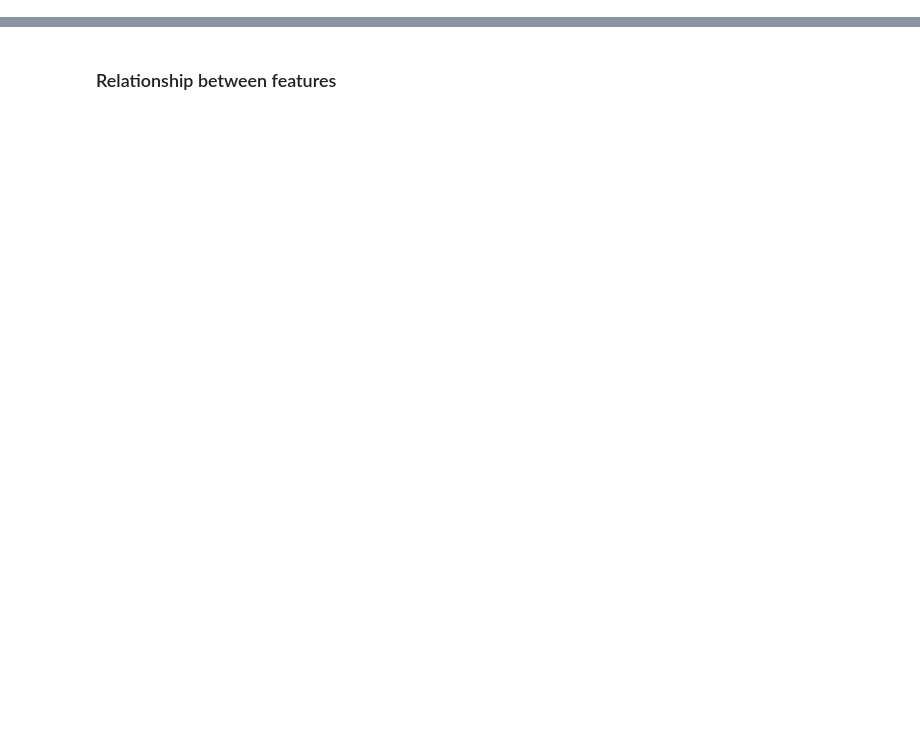
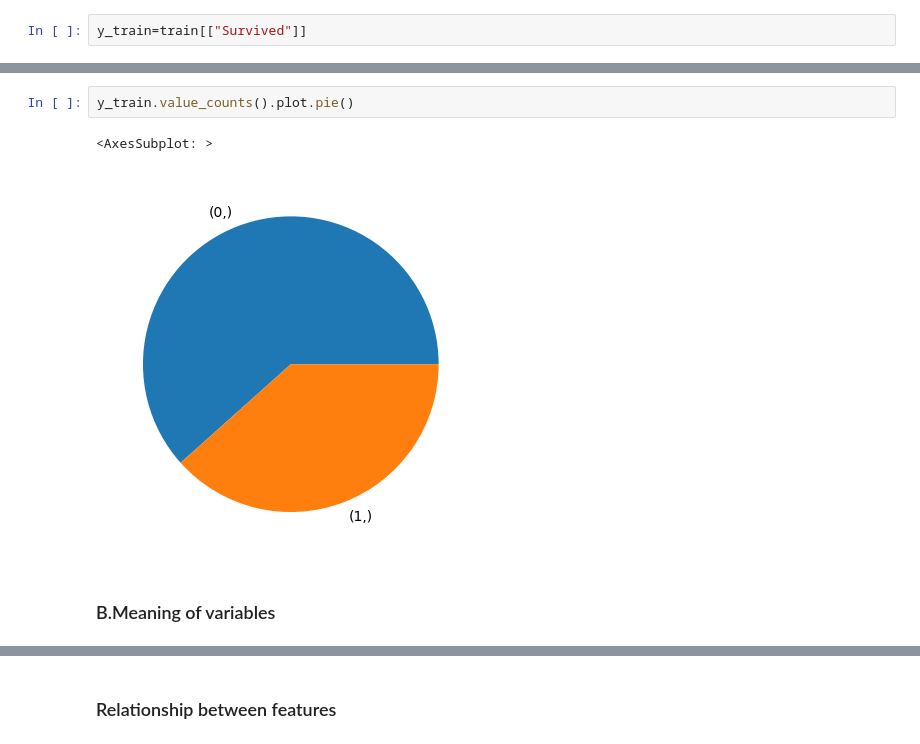
Before and after one commit to Pelitcho/Projects_Artificial_Intelligence, a Jupyter notebook: Titanic/Project titanic.ipynb, the cells around one changed output, grey strips where cells are left out. Saved outputs shown, nothing was run; the diff lists cells and outputs as text; blank space fills up the shorter version.

```diff
--- a/Titanic/Project titanic.ipynb
+++ b/Titanic/Project titanic.ipynb
@@ -24,0 +97,2 @@ gender_submission=pd.read_csv('gender_submission.csv')
+# %%
+y_train=train[["Survived"]]
@@ -24,0 +187,7 @@ gender_submission=pd.read_csv('gender_submission.csv')
+# %%
+y_train.value_counts().plot.pie()
+# %% [output]
+<AxesSubplot: >
+[figure, added]
+# %% [markdown]
+### B.Meaning of variables
```
Also changed, not shown: parts of 107 cells of this notebook, 32 other files.
